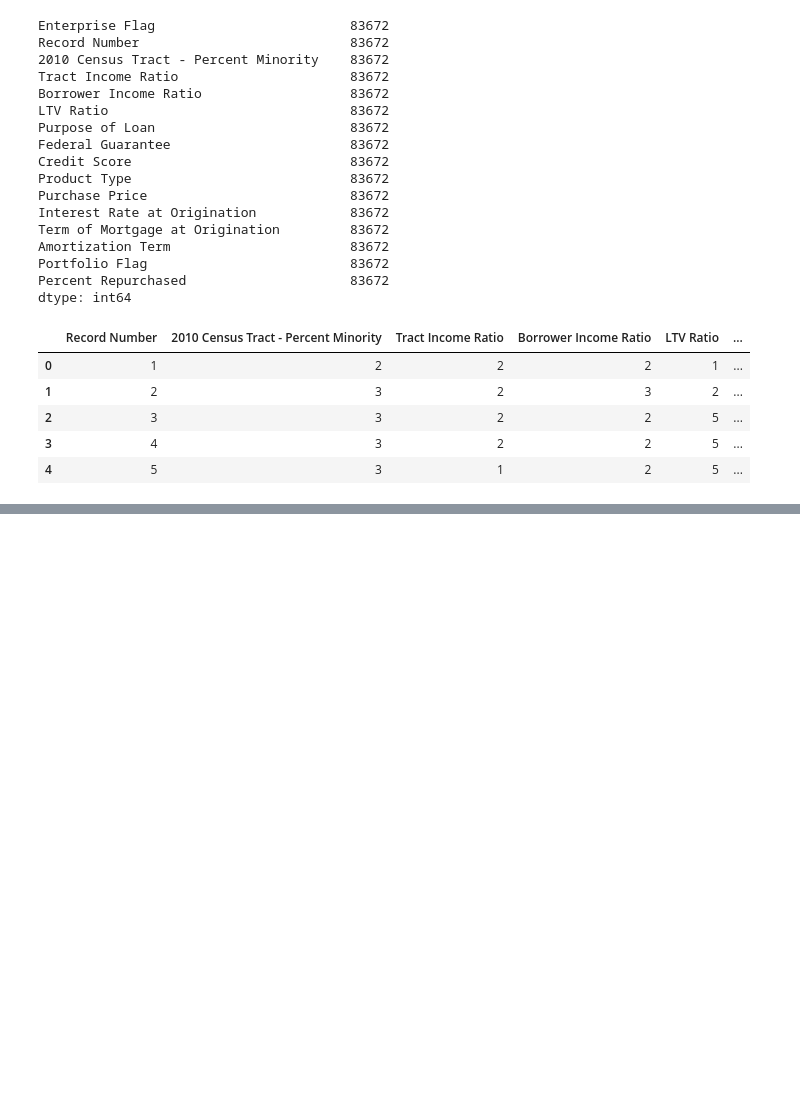
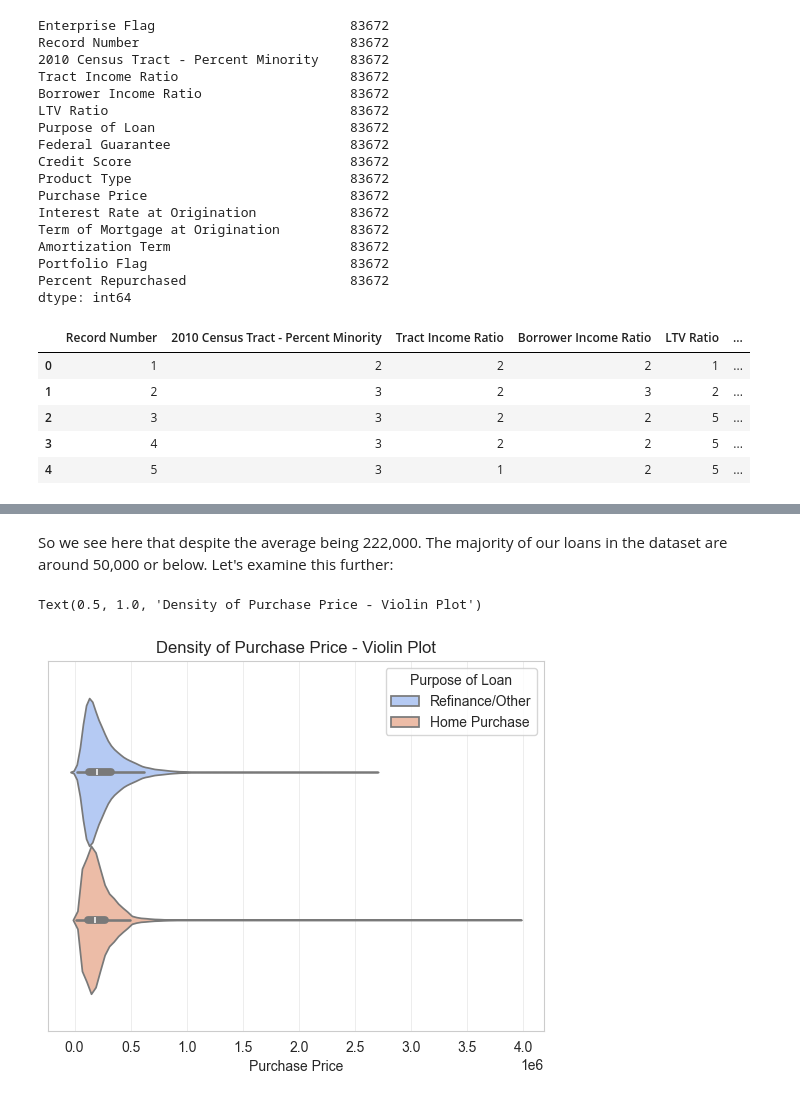
Before and after one commit to tgreene21/2018-Fannie-Mae-SF-Loan-Analysis, a Jupyter notebook: main.ipynb, the cells around one changed output, grey strips where cells are left out. Drawn from its saved outputs; the diff is of its cells as text; code cells hidden in the pictures; blank space fills up the shorter version.

```diff
--- a/main.ipynb
+++ b/main.ipynb
@@ -123,0 +136,8 @@ df.head()
+# %% [markdown]
+So we see here that despite the average being 222,000. The majority of our loans in the dataset are around 50,000 or below. Let's examine this further:
+# %%
+sns.violinplot(df, x="Purchase Price", hue="Purpose of Loan", palette="coolwarm")
+plt.title("Density of Purchase Price - Violin Plot")
+# %% [output]
+Text(0.5, 1.0, 'Density of Purchase Price - Violin Plot')
+[figure, added]
```
Also changed, not shown: parts of 31 cells of this notebook.
